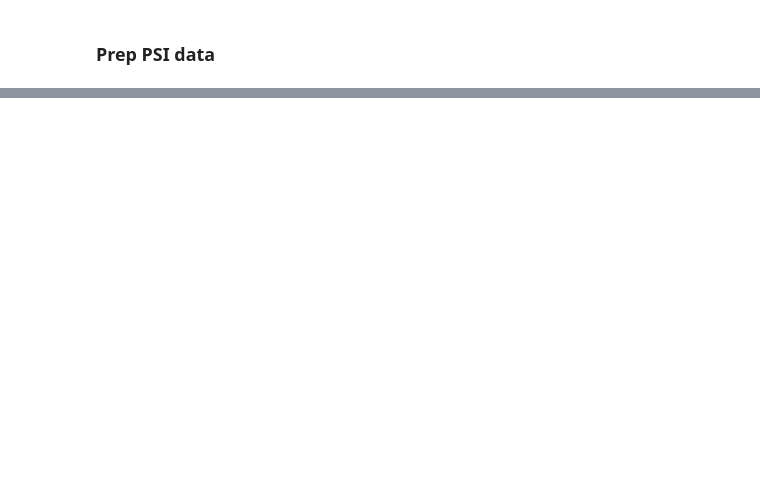
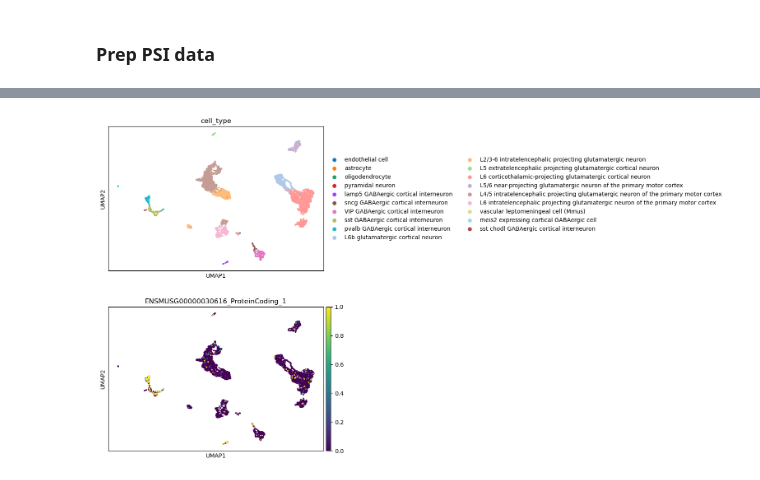
Before and after one commit to reliscu/pseudobulk_splicing_yao_2021_ACA, a Jupyter notebook: 14_plot_scRNA-seq_exons.ipynb, the cells around one changed output, grey strips where cells are left out. Drawn from its saved outputs; the diff is of its cells as text; code cells hidden in the pictures; blank space fills up the shorter version.

```diff
--- a/14_plot_scRNA-seq_exons.ipynb
+++ b/14_plot_scRNA-seq_exons.ipynb
@@ -32,0 +59,10 @@ sc.tl.umap(adata, min_dist=0.2)
+# %%
+# Sytl2
+
+exon = "ENSMUSG00000030616_ProteinCoding_1"
+
+sc.pl.umap(adata_temp,
+           color=["cell_type", exon],
+           ncols=1)
+# %% [output]
+[figure, added]
```
Also changed, not shown: parts of 28 cells of this notebook, 1 other file.
